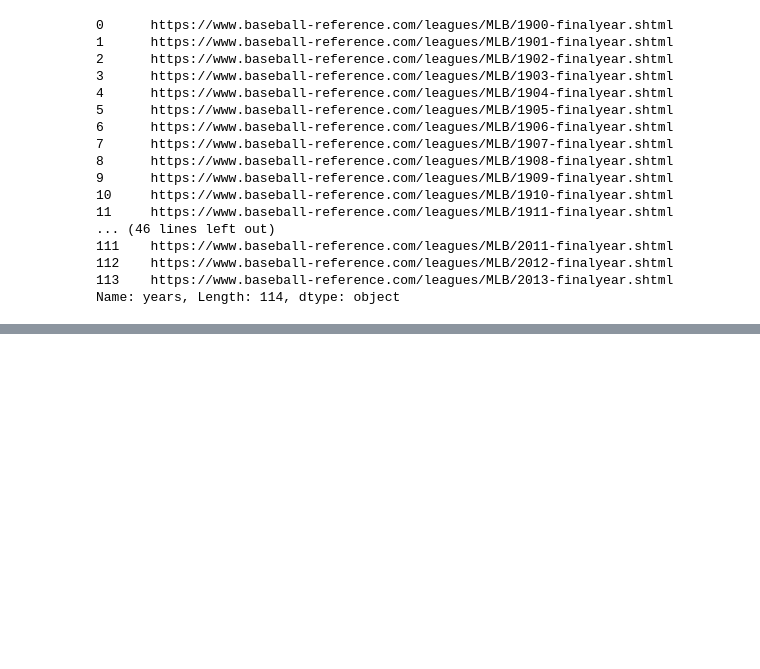
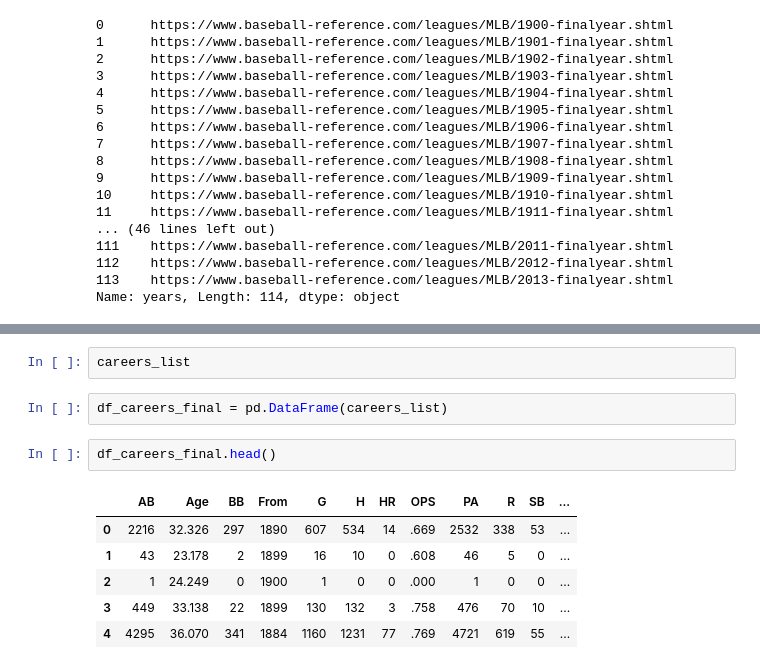
Before and after one commit to JulienAssouline/data-studios-projects, a Jupyter notebook: code/Baseball_life/Baseball players career span.ipynb, the cells around one changed output, grey strips where cells are left out. Drawn from its saved outputs; the diff is of its cells as text; blank space fills up the shorter version.

```diff
--- a/code/Baseball_life/Baseball players career span.ipynb
+++ b/code/Baseball_life/Baseball players career span.ipynb
@@ -66,0 +124,13 @@ for i in doc.find_all("table"):
+# %%
+careers_list
+# %%
+df_careers_final = pd.DataFrame(careers_list)
+# %%
+df_careers_final.head()
+# %% [output]
+|  | AB | Age | BB | From | G | H | HR | OPS | PA | R | SB | ... |
+| 0 | 2216 | 32.326 | 297 | 1890 | 607 | 534 | 14 | .669 | 2532 | 338 | 53 | ... |
+| 1 | 43 | 23.178 | 2 | 1899 | 16 | 10 | 0 | .608 | 46 | 5 | 0 | ... |
+| 2 | 1 | 24.249 | 0 | 1900 | 1 | 0 | 0 | .000 | 1 | 0 | 0 | ... |
+| 3 | 449 | 33.138 | 22 | 1899 | 130 | 132 | 3 | .758 | 476 | 70 | 10 | ... |
+| 4 | 4295 | 36.070 | 341 | 1884 | 1160 | 1231 | 77 | .769 | 4721 | 619 | 55 | ... |
```
Also changed, not shown: parts of 11 cells of this notebook, 6 other files.
